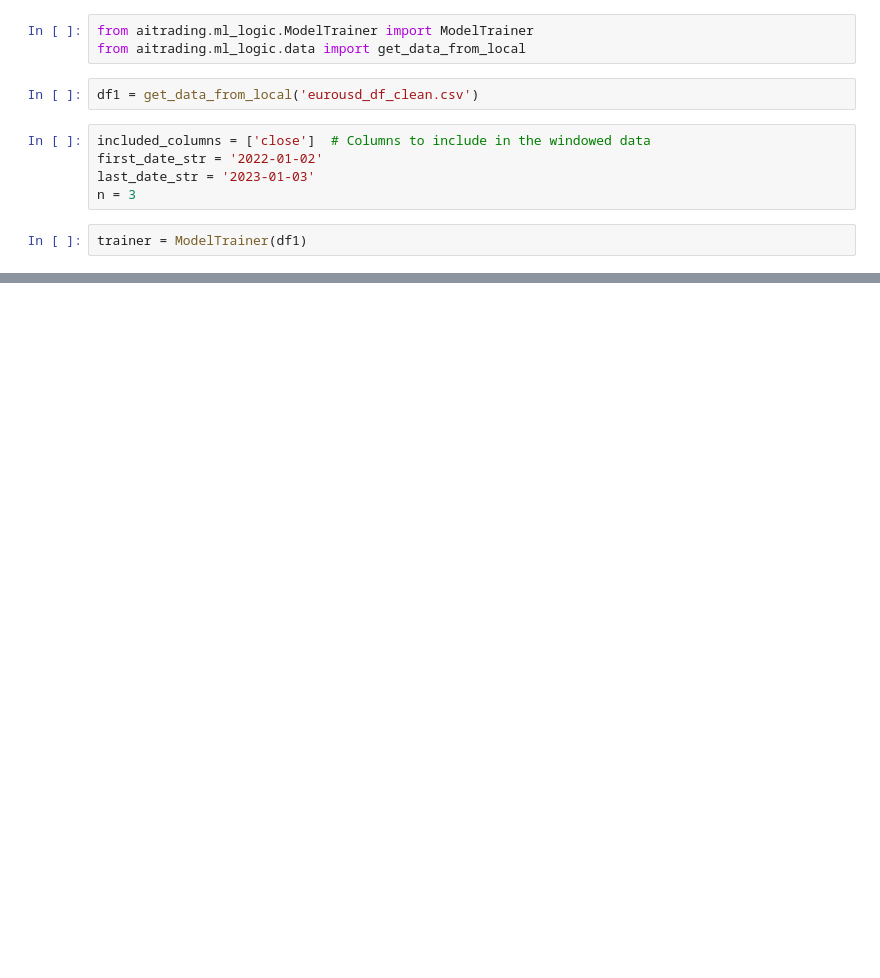
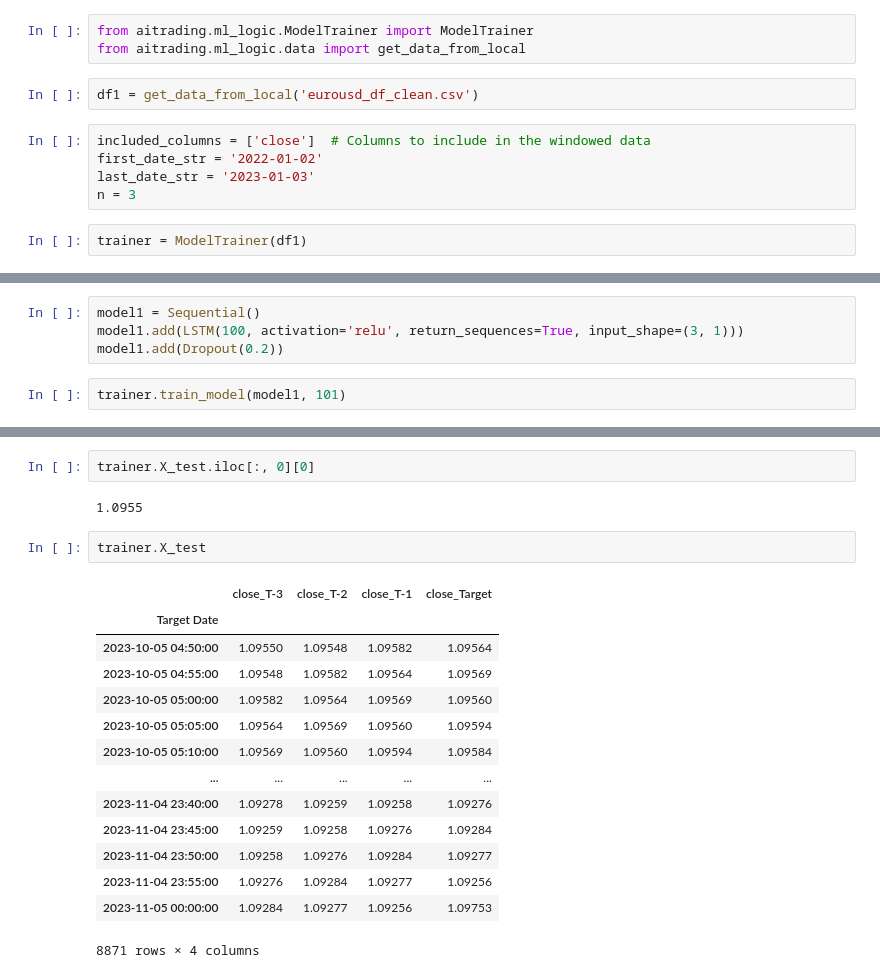
Before and after one commit to Behnaz100/aitrading, a Jupyter notebook: aitrading/notebooks/kassraniroumand_notebook3.ipynb, the cells around one changed output, grey strips where cells are left out. Saved outputs shown, nothing was run; the diff lists cells and outputs as text; blank space fills up the shorter version.

```diff
--- a/aitrading/notebooks/kassraniroumand_notebook3.ipynb
+++ b/aitrading/notebooks/kassraniroumand_notebook3.ipynb
@@ -101,0 +145,6 @@ Name: dir, dtype: int64
+# %%
+model1 = Sequential()
+model1.add(LSTM(100, activation='relu', return_sequences=True, input_shape=(3, 1)))
+model1.add(Dropout(0.2))
+# %%
+trainer.train_model(model1, 101)
@@ -101,0 +163,21 @@ Name: dir, dtype: int64
+# %%
+trainer.X_test.iloc[:, 0][0]
+# %% [output]
+1.0955
+# %%
+trainer.X_test
+# %% [output]
+|  | close_T-3 | close_T-2 | close_T-1 | close_Target |
+| Target Date |  |  |  |  |
+| 2023-10-05 04:50:00 | 1.09550 | 1.09548 | 1.09582 | 1.09564 |
+| 2023-10-05 04:55:00 | 1.09548 | 1.09582 | 1.09564 | 1.09569 |
+| 2023-10-05 05:00:00 | 1.09582 | 1.09564 | 1.09569 | 1.09560 |
+| 2023-10-05 05:05:00 | 1.09564 | 1.09569 | 1.09560 | 1.09594 |
+| 2023-10-05 05:10:00 | 1.09569 | 1.09560 | 1.09594 | 1.09584 |
+| ... | ... | ... | ... | ... |
+| 2023-11-04 23:40:00 | 1.09278 | 1.09259 | 1.09258 | 1.09276 |
+| 2023-11-04 23:45:00 | 1.09259 | 1.09258 | 1.09276 | 1.09284 |
+| 2023-11-04 23:50:00 | 1.09258 | 1.09276 | 1.09284 | 1.09277 |
+| 2023-11-04 23:55:00 | 1.09276 | 1.09284 | 1.09277 | 1.09256 |
+| 2023-11-05 00:00:00 | 1.09284 | 1.09277 | 1.09256 | 1.09753 |
+8871 rows × 4 columns
```
Also changed, not shown: parts of 28 cells of this notebook, 2 other files.
